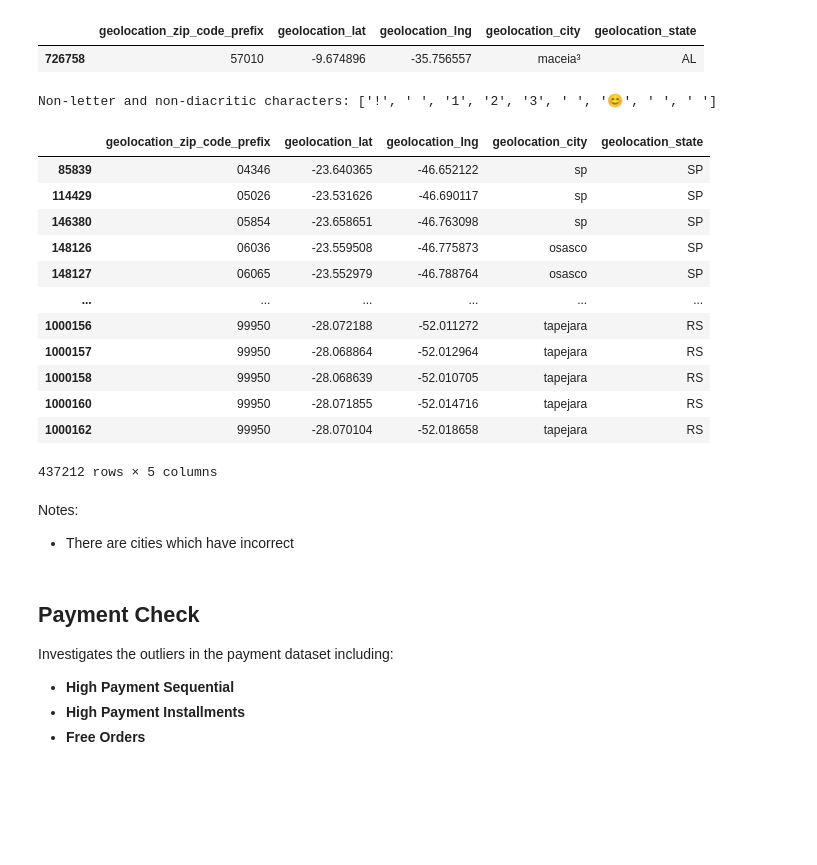
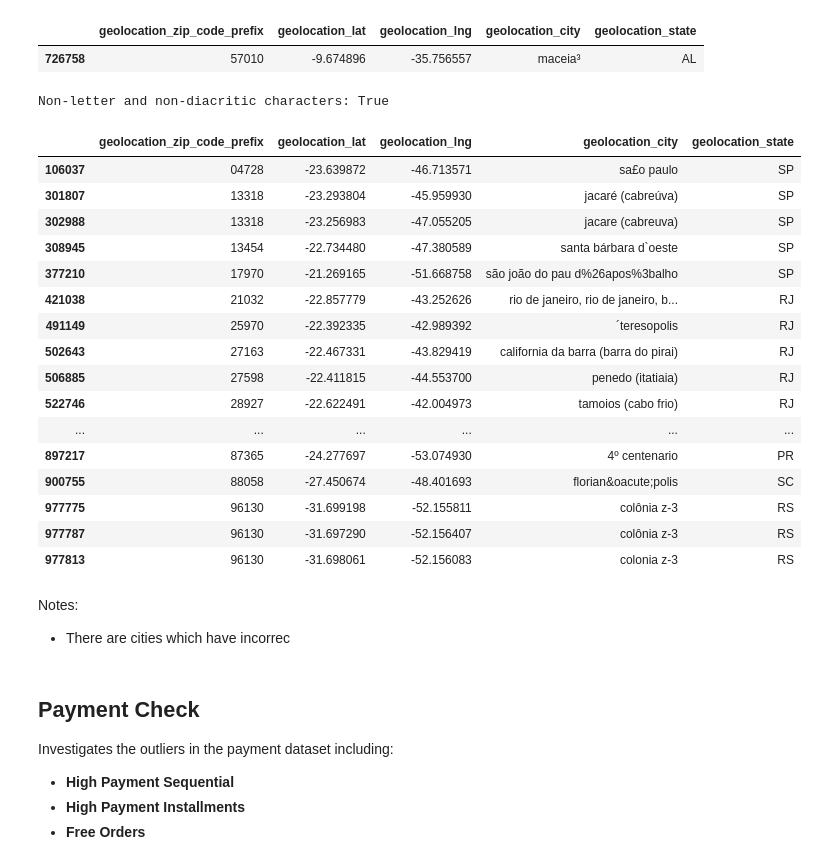
Before and after one commit to g-awaine/y3s2_caie_assessment, a Jupyter notebook: annex/preliminary_data_analysis.ipynb, the cells around one changed output. Cells and saved outputs as stored; diff of their text form; code cells hidden in the pictures; blank space fills up the shorter version.

```diff
--- a/annex/preliminary_data_analysis.ipynb
+++ b/annex/preliminary_data_analysis.ipynb
@@ -1375,10 +1375,9 @@ def identify_non_letter_and_non_diacritic(text):
         # Get the Unicode category of the character
         char_category = unicodedata.category(char)
         # 'L' = Letter categories, 'M' = Mark categories (diacritics)
-        if not (char_category.startswith('L') or char_category.startswith('M') or char_category.startswith('M')):
+        if not char_category.startswith(('L', 'M')) and char not in [' ', '-', '\'', '\(', '\)']:
             non_letter_diacritic_chars.append(char)
-
-    return non_letter_diacritic_chars
+    return bool(non_letter_diacritic_chars)
 
 # Example usage
 sample_text = "Hello! 123 😊 é ñ"
@@ -1386,27 +1385,31 @@ non_letter_diacritic = identify_non_letter_and_non_diacritic(sample_text)
 
 print("Non-letter and non-diacritic characters:", non_letter_diacritic)
 # %% [output]
-Non-letter and non-diacritic characters: ['!', ' ', '1', '2', '3', ' ', '😊', ' ', ' ']
+Non-letter and non-diacritic characters: True
 # %%
-# Identify text that may have encoding errors causing non-text characters to appear
-geolocation_df[geolocation_df['geolocation_city'].apply(identify_non_text_chars)]
+# Identify text that may have encoding errors
+geolocation_df[geolocation_df['geolocation_city'].apply(identify_non_letter_and_non_diacritic)]
 # %% [output]
 |  | geolocation_zip_code_prefix | geolocation_lat | geolocation_lng | geolocation_city | geolocation_state |
-| 85839 | 04346 | -23.640365 | -46.652122 | sp | SP |
-| 114429 | 05026 | -23.531626 | -46.690117 | sp | SP |
-| 146380 | 05854 | -23.658651 | -46.763098 | sp | SP |
-| 148126 | 06036 | -23.559508 | -46.775873 | osasco | SP |
-| 148127 | 06065 | -23.552979 | -46.788764 | osasco | SP |
+| 106037 | 04728 | -23.639872 | -46.713571 | sa£o paulo | SP |
+| 301807 | 13318 | -23.293804 | -45.959930 | jacaré (cabreúva) | SP |
+| 302988 | 13318 | -23.256983 | -47.055205 | jacare (cabreuva) | SP |
+| 308945 | 13454 | -22.734480 | -47.380589 | santa bárbara d`oeste | SP |
+| 377210 | 17970 | -21.269165 | -51.668758 | são joão do pau d%26apos%3balho | SP |
+| 421038 | 21032 | -22.857779 | -43.252626 | rio de janeiro, rio de janeiro, b... | RJ |
+| 491149 | 25970 | -22.392335 | -42.989392 | ´teresopolis | RJ |
+| 502643 | 27163 | -22.467331 | -43.829419 | california da barra (barra do pirai) | RJ |
+| 506885 | 27598 | -22.411815 | -44.553700 | penedo (itatiaia) | RJ |
+| 522746 | 28927 | -22.622491 | -42.004973 | tamoios (cabo frio) | RJ |
 | ... | ... | ... | ... | ... | ... |
-| 1000156 | 99950 | -28.072188 | -52.011272 | tapejara | RS |
-| 1000157 | 99950 | -28.068864 | -52.012964 | tapejara | RS |
-| 1000158 | 99950 | -28.068639 | -52.010705 | tapejara | RS |
-| 1000160 | 99950 | -28.071855 | -52.014716 | tapejara | RS |
-| 1000162 | 99950 | -28.070104 | -52.018658 | tapejara | RS |
+| 897217 | 87365 | -24.277697 | -53.074930 | 4º centenario | PR |
+| 900755 | 88058 | -27.450674 | -48.401693 | florian&oacute;polis | SC |
+| 977775 | 96130 | -31.699198 | -52.155811 | colônia z-3 | RS |
+| 977787 | 96130 | -31.697290 | -52.156407 | colônia z-3 | RS |
+| 977813 | 96130 | -31.698061 | -52.156083 | colonia z-3 | RS |
-437212 rows × 5 columns
 # %% [markdown]
 Notes:
-- There are cities which have incorrect
+- There are cities which have incorrec
 # %% [markdown]
 ## Payment Check
 Investigates the outliers in the payment dataset including:
```
